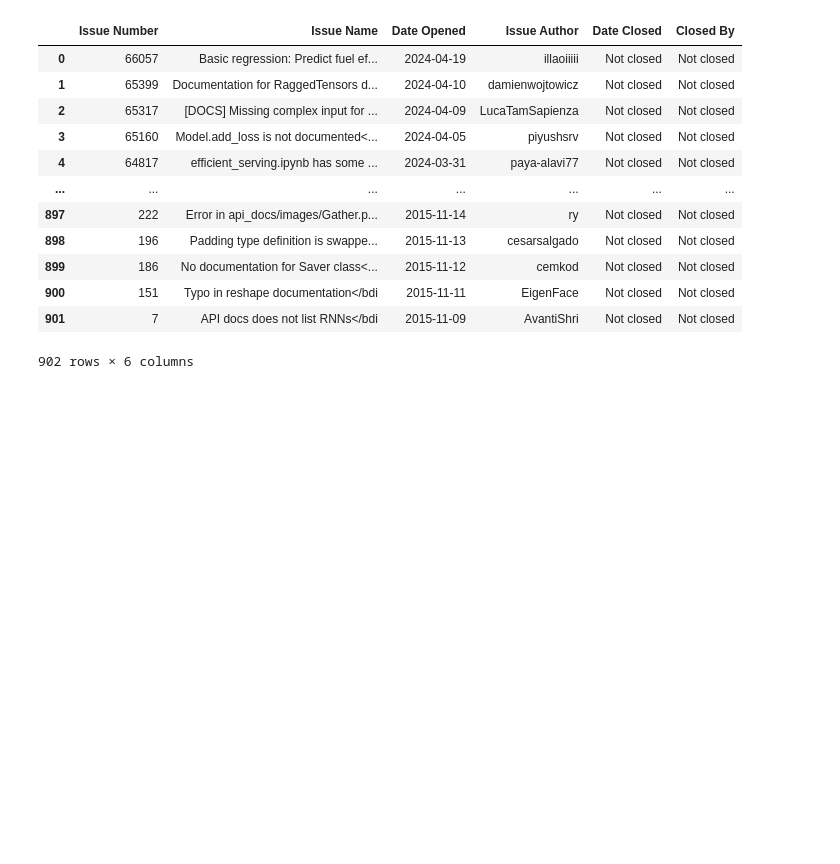
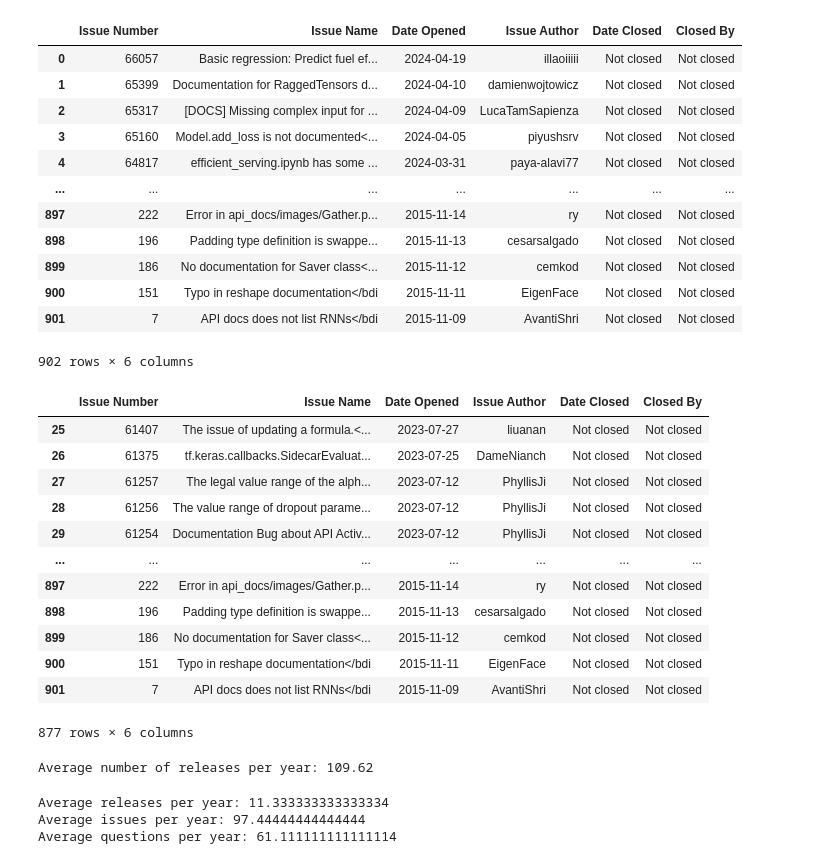
Before and after one commit to sharukat/docchameleon, a Jupyter notebook: doc_customizer_llm/customizer.ipynb, the cells around one changed output. Drawn from its saved outputs; the diff is of its cells as text; code cells hidden in the pictures; blank space fills up the shorter version.

```diff
--- a/doc_customizer_llm/customizer.ipynb
+++ b/doc_customizer_llm/customizer.ipynb
@@ -930,6 +943,31 @@ tf_issues
 | 900 | 151 | Typo in reshape documentation</bdi | 2015-11-11 | EigenFace | Not closed | Not closed |
 | 901 | 7 | API docs does not list RNNs</bdi | 2015-11-09 | AvantiShri | Not closed | Not closed |
 902 rows × 6 columns
+# %%
+tf_issues = tf_issues[tf_issues['Date Opened'] < pd.to_datetime('2023-07-31')]
+tf_issues
+# %% [output]
+|  | Issue Number | Issue Name | Date Opened | Issue Author | Date Closed | Closed By |
+| 25 | 61407 | The issue of updating a formula.<... | 2023-07-27 | liuanan | Not closed | Not closed |
+| 26 | 61375 | tf.keras.callbacks.SidecarEvaluat... | 2023-07-25 | DameNianch | Not closed | Not closed |
+| 27 | 61257 | The legal value range of the alph... | 2023-07-12 | PhyllisJi | Not closed | Not closed |
+| 28 | 61256 | The value range of dropout parame... | 2023-07-12 | PhyllisJi | Not closed | Not closed |
+| 29 | 61254 | Documentation Bug about API Activ... | 2023-07-12 | PhyllisJi | Not closed | Not closed |
+| ... | ... | ... | ... | ... | ... | ... |
+| 897 | 222 | Error in api_docs/images/Gather.p... | 2015-11-14 | ry | Not closed | Not closed |
+| 898 | 196 | Padding type definition is swappe... | 2015-11-13 | cesarsalgado | Not closed | Not closed |
+| 899 | 186 | No documentation for Saver class<... | 2015-11-12 | cemkod | Not closed | Not closed |
+| 900 | 151 | Typo in reshape documentation</bdi | 2015-11-11 | EigenFace | Not closed | Not closed |
+| 901 | 7 | API docs does not list RNNs</bdi | 2015-11-09 | AvantiShri | Not closed | Not closed |
+877 rows × 6 columns
+# %%
+total_years = 8
+total_releases = tf_issues.shape[0]
+average_releases_per_year = total_releases / total_years
+
+print(f"Average number of releases per year: {average_releases_per_year:.2f}")
+# %% [output]
+Average number of releases per year: 109.62
 # %%
 # 2015-Jan to 2018-Dec
 tf_releases1 = tf_releases[tf_releases['Date'] < pd.to_datetime('2017-12-31')]
@@ -958,3 +996,40 @@ tf_issues3 = tf_issues3[tf_issues3['Date Opened'] > pd.to_datetime('2021-01-01')
 
 doc_related_question3 = doc_related_question[doc_related_question['CreationDate'] < pd.to_datetime('2023-07-31')]
 doc_related_question3 = doc_related_question3[doc_related_question3['CreationDate'] > pd.to_datetime('2021-01-01')]
+# %%
+import pandas as pd
+
+tf_releases1 = tf_releases[tf_releases['Date'] < pd.to_datetime('2023-07-31')]
+tf_issues1 = tf_issues[tf_issues['Date Opened'] < pd.to_datetime('2023-07-31')]
+doc_related_question1 = doc_related_question[doc_related_question['CreationDate'] < pd.to_datetime('2023-07-31')]
+
+
+# Set the date column as the index
+tf_releases1.set_index('Date', inplace=True)
+tf_issues1.set_index('Date Opened', inplace=True)
+doc_related_question1.set_index('CreationDate', inplace=True)
+
+# Compute number of releases per year
+releases_per_year = tf_releases1.resample('YE').size()
+
+# Compute number of issues and questions per year
+issues_per_year = tf_issues1.resample('YE').size()
+questions_per_year = doc_related_question1.resample('YE').size()
+
+# Calculate average number of releases, issues, and questions per year
+average_releases_per_year = releases_per_year.mean()
+average_issues_per_year = issues_per_year.mean()
+average_questions_per_year = questions_per_year.mean()
+
+# Percentage of issues and questions relative to releases per year
+issues_per_release = (issues_per_year / releases_per_year) * 100
+questions_per_release = (questions_per_year / releases_per_year) * 100
+
+# Print results
+print(f'Average releases per year: {average_releases_per_year}')
+print(f'Average issues per year: {average_issues_per_year}')
+print(f'Average questions per year: {average_questions_per_year}')
+# %% [output]
+Average releases per year: 11.333333333333334
+Average issues per year: 97.44444444444444
+Average questions per year: 61.111111111111114
```
Also changed, not shown: parts of 6 cells of this notebook, 58 other files.
